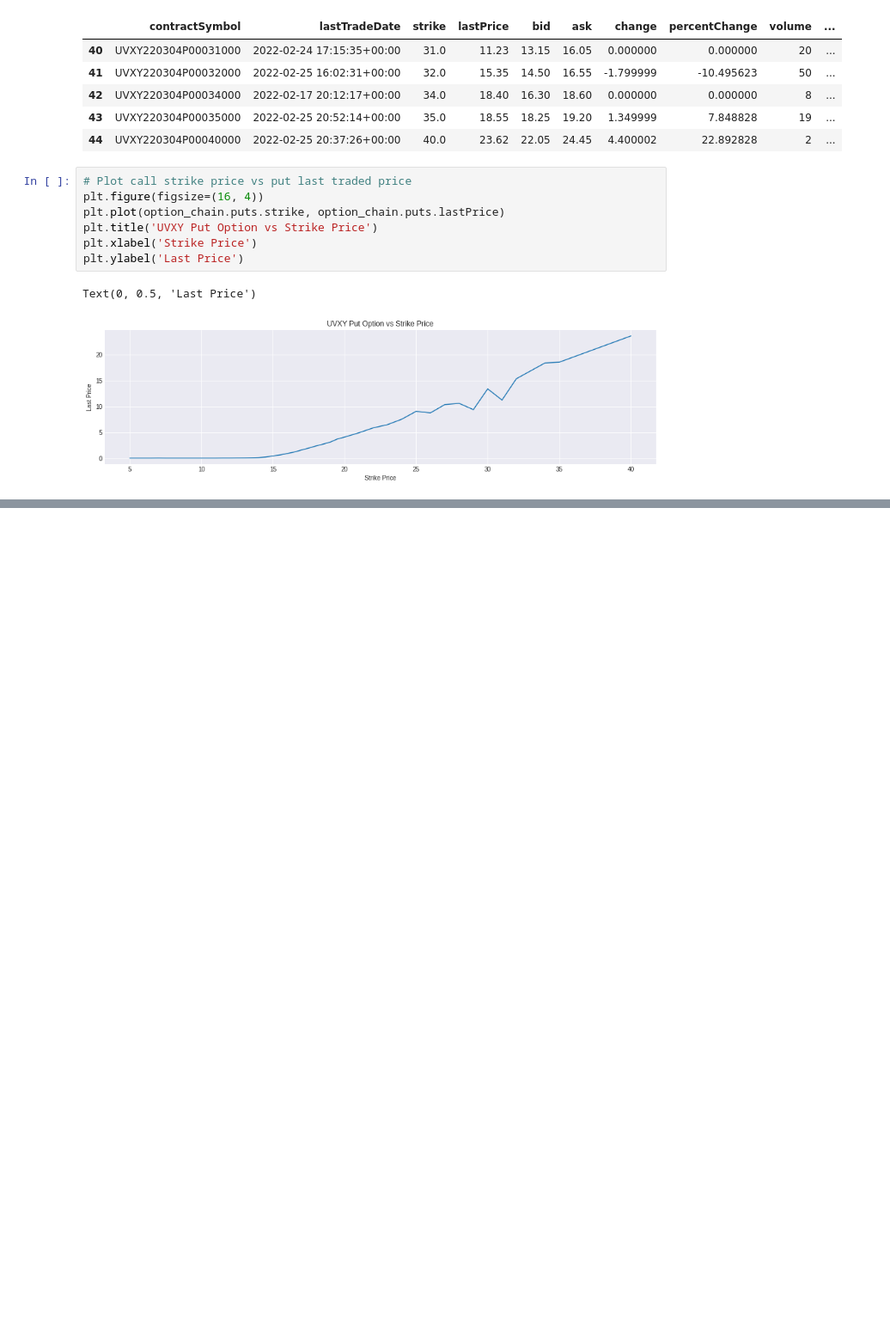
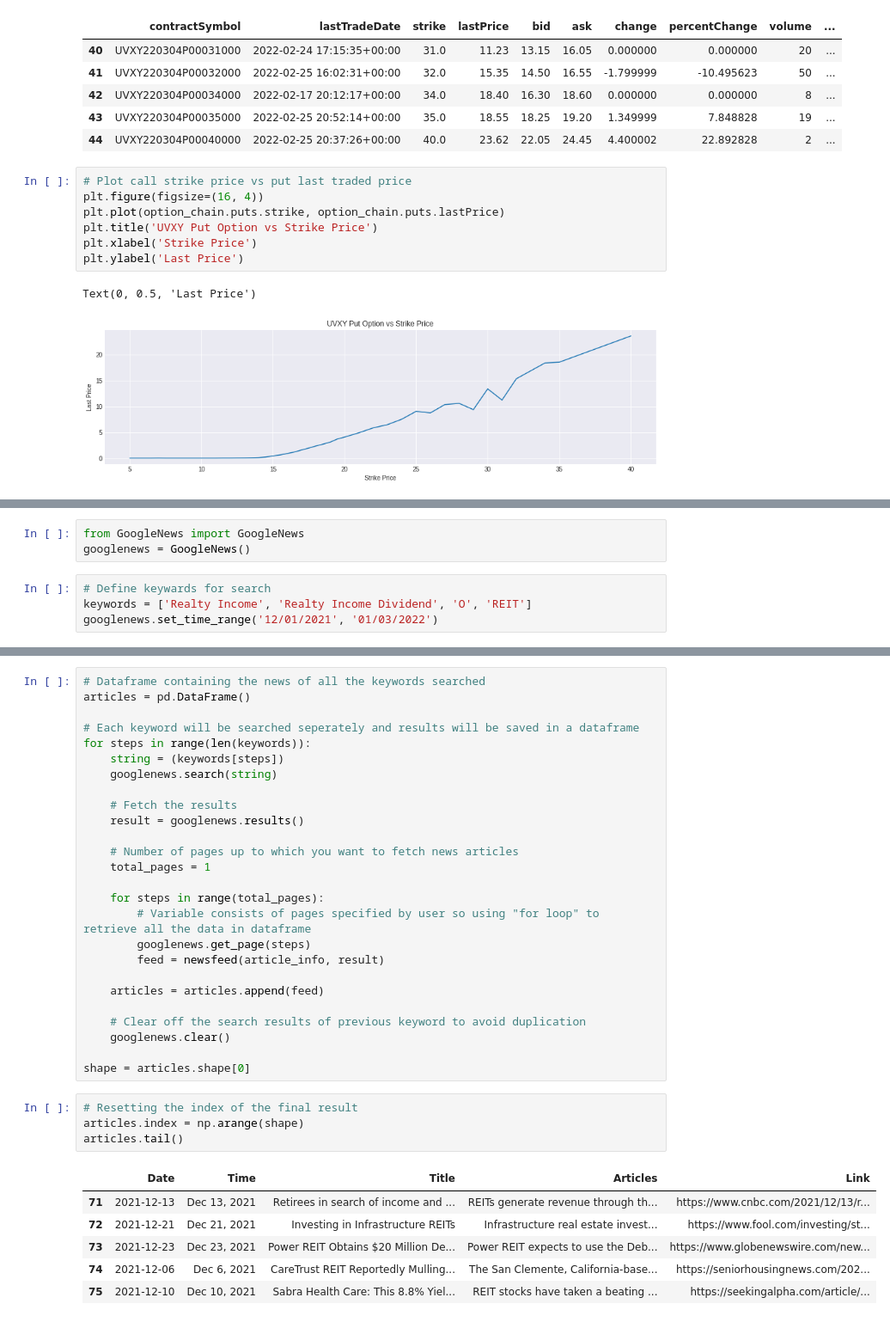
Before and after one commit to jade-lam/Stock-Portfolio, a Jupyter notebook: Quant Codes - For Stock Analysis.ipynb, the cells around one changed output, grey strips where cells are left out. Shown: that part at 86% size. Cells and saved outputs as stored; diff of their text form; blank space fills up the shorter version.

```diff
--- a/Quant Codes - For Stock Analysis.ipynb
+++ b/Quant Codes - For Stock Analysis.ipynb
@@ -240,0 +315,7 @@ Text(0, 0.5, 'Last Price')
+# %%
+from GoogleNews import GoogleNews
+googlenews = GoogleNews()
+# %%
+# Define keywards for search
+keywords = ['Realty Income', 'Realty Income Dividend', 'O', 'REIT']
+googlenews.set_time_range('12/01/2021', '01/03/2022')
@@ -240,0 +345,37 @@ Text(0, 0.5, 'Last Price')
+# %%
+# Dataframe containing the news of all the keywords searched
+articles = pd.DataFrame()
+
+# Each keyword will be searched seperately and results will be saved in a dataframe
+for steps in range(len(keywords)):
+    string = (keywords[steps])
+    googlenews.search(string)
+
+    # Fetch the results
+    result = googlenews.results()
+
+    # Number of pages up to which you want to fetch news articles
+    total_pages = 1
+
+    for steps in range(total_pages):
+        # Variable consists of pages specified by user so using "for loop" to retrieve all the data in dataframe
+        googlenews.get_page(steps)
+        feed = newsfeed(article_info, result)
+
+    articles = articles.append(feed)
+
+    # Clear off the search results of previous keyword to avoid duplication
+    googlenews.clear()
+
+shape = articles.shape[0]
+# %%
+# Resetting the index of the final result
+articles.index = np.arange(shape)
+articles.tail()
+# %% [output]
+|  | Date | Time | Title | Articles | Link |
+| 71 | 2021-12-13 | Dec 13, 2021 | Retirees in search of income and ... | REITs generate revenue through th... | https://www.cnbc.com/2021/12/13/r... |
+| 72 | 2021-12-21 | Dec 21, 2021 | Investing in Infrastructure REITs | Infrastructure real estate invest... | https://www.fool.com/investing/st... |
+| 73 | 2021-12-23 | Dec 23, 2021 | Power REIT Obtains $20 Million De... | Power REIT expects to use the Deb... | https://www.globenewswire.com/new... |
+| 74 | 2021-12-06 | Dec 6, 2021 | CareTrust REIT Reportedly Mulling... | The San Clemente, California-base... | https://seniorhousingnews.com/202... |
+| 75 | 2021-12-10 | Dec 10, 2021 | Sabra Health Care: This 8.8% Yiel... | REIT stocks have taken a beating ... | https://seekingalpha.com/article/... |
```
Also changed, not shown: parts of 9 cells of this notebook.
